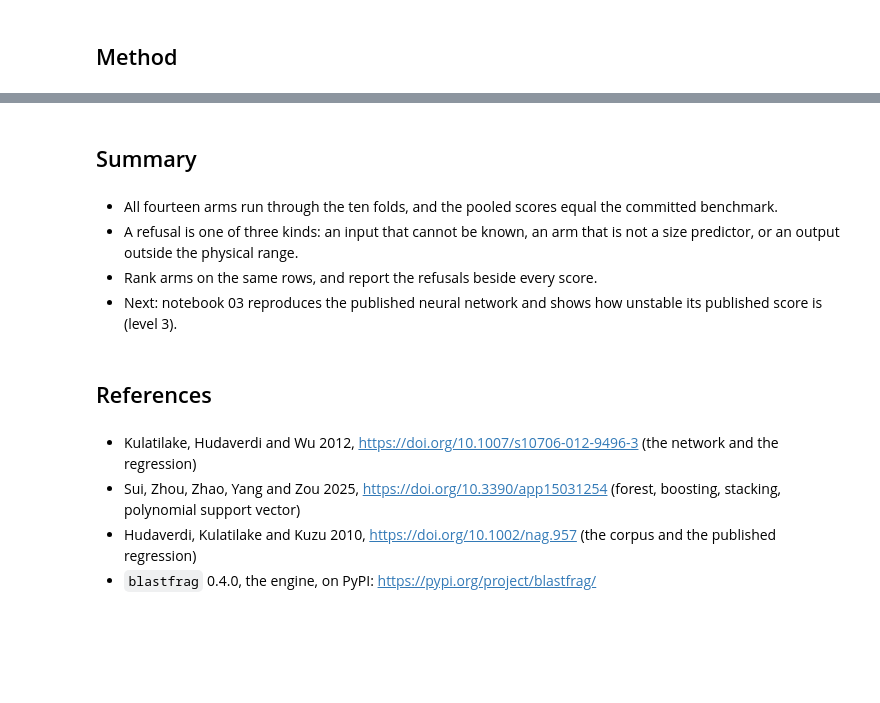
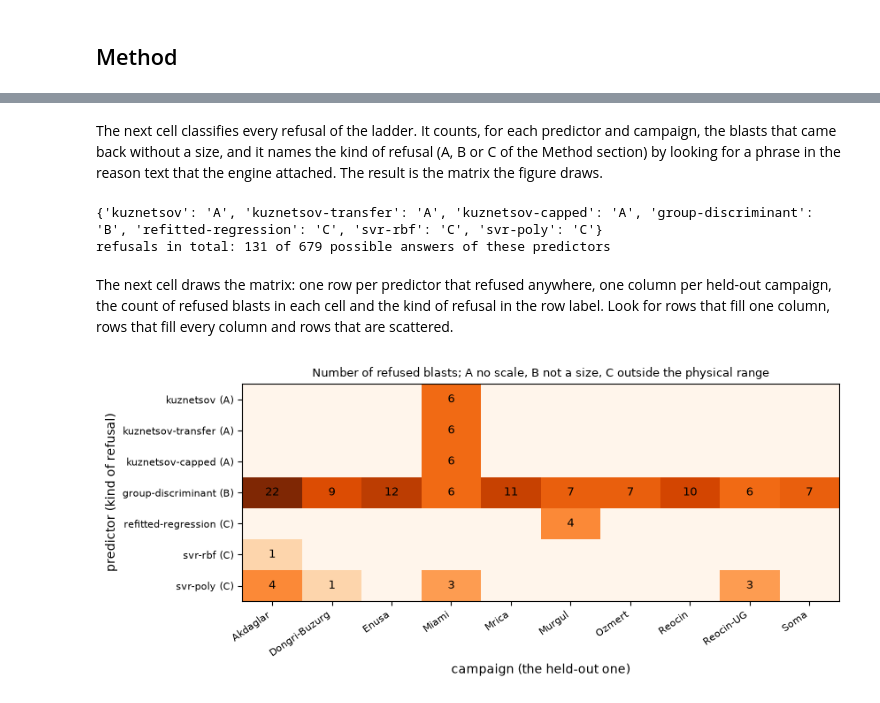
Before and after one commit to fsantibanezleal/CAOS_Fragmenta, a Jupyter notebook: notebooks/en/05-learned-arms/02-every-arm-and-why-each-one-refuses.ipynb, the cells around one changed output, grey strips where cells are left out. Saved outputs shown, nothing was run; the diff lists cells and outputs as text; code cells hidden in the pictures; blank space fills up the shorter version.

```diff
--- a/notebooks/en/05-learned-arms/02-every-arm-and-why-each-one-refuses.ipynb
+++ b/notebooks/en/05-learned-arms/02-every-arm-and-why-each-one-refuses.ipynb
@@ -177,0 +166,9 @@ plt.show()
+# %%
+# What each campaign publishes about its geometry, and so which campaigns the classical family can run on
+sites = sorted({blast.site for blast in train})
+rows = []
+for site in sites:
+    first = next(blast for blast in train if blast.site == site)
+    diameter = bf.SITE_GEOMETRY[site].hole_diameter_mm
+    rows.append((site, "yes" if bf.has_absolute_geometry(first) else "no", diameter if diameter else "-"))
+Table(["campaign", "scale fixed", "hole diameter (mm)"], rows)
@@ -178,14 +188,39 @@ plt.show()
 # %% [markdown]
-## Summary
+The next cell classifies every refusal of the ladder. It counts, for each predictor and campaign, the blasts that came back without a size, and it names the kind of refusal (A, B or C of the Method section) by looking for a phrase in the reason text that the engine attached. The result is the matrix the figure draws.
-# %% [markdown]
-- All fourteen arms run through the ten folds, and the pooled scores equal the committed benchmark.
-- A refusal is one of three kinds: an input that cannot be known, an arm that is not a size predictor, or an output outside the physical range.
-- Rank arms on the same rows, and report the refusals beside every score.
-- Next: notebook 03 reproduces the published neural network and shows how unstable its published score is (level 3).
+# %%
+# Count each predictor's refusals by campaign and name their kind from the engine's own reason text
+KINDS = {"publishes no hole diameter": "A", "assigns a rock-stiffness group": "B", "outside the plausible": "C"}
+refusals = {name: {} for name in predictions}
+kind_of = {}
+for name, preds in predictions.items():
+    for blast, p in zip(tested, preds):
+        if p.abstained:
+            refusals[name][blast.site] = refusals[name].get(blast.site, 0) + 1
+            kind_of[name] = next(kind for text, kind in KINDS.items() if text in p.abstain_reason)
+refusing = [name for name in predictions if refusals[name]]
+matrix = np.array([[refusals[name].get(site, 0) for site in sites] for name in refusing])
+print({name: kind_of[name] for name in refusing})
+print("refusals in total:", int(matrix.sum()), "of", len(refusing) * len(tested),
+    "possible answers of these predictors")
+# %% [output]
+{'kuznetsov': 'A', 'kuznetsov-transfer': 'A', 'kuznetsov-capped': 'A', 'group-discriminant': 'B', 'refitted-regression': 'C', 'svr-rbf': 'C', 'svr-poly': 'C'}
+refusals in total: 131 of 679 possible answers of these predictors
 # %% [markdown]
-## References
+The next cell draws the matrix: one row per predictor that refused anywhere, one column per held-out campaign, the count of refused blasts in each cell and the kind of refusal in the row label. Look for rows that fill one column, rows that fill every column and rows that are scattered.
-# %% [markdown]
-- Kulatilake, Hudaverdi and Wu 2012, https://doi.org/10.1007/s10706-012-9496-3 (the network and the regression)
-- Sui, Zhou, Zhao, Yang and Zou 2025, https://doi.org/10.3390/app15031254 (forest, boosting, stacking, polynomial support vector)
-- Hudaverdi, Kulatilake and Kuzu 2010, https://doi.org/10.1002/nag.957 (the corpus and the published regression)
-- `blastfrag` 0.4.0, the engine, on PyPI: https://pypi.org/project/blastfrag/
+# %%
+# Refusal matrix: predictors that refuse against the campaign they refuse on
+fig, ax = plt.subplots(figsize=(8.6, 3.8))
+image = ax.imshow(np.log10(matrix + 1), cmap="Oranges", aspect="auto")
+for i in range(matrix.shape[0]):
+    for j in range(matrix.shape[1]):
+        if matrix[i, j]:
+            ax.text(j, i, matrix[i, j], ha="center", va="center", fontsize=9)
+ax.set_xticks(range(len(sites)), sites, rotation=35, ha="right", fontsize=8)
+ax.set_yticks(range(len(refusing)), [f"{name} ({kind_of[name]})" for name in refusing], fontsize=8)
+ax.set_xlabel("campaign (the held-out one)")
+ax.set_ylabel("predictor (kind of refusal)")
+ax.set_title("Number of refused blasts; A no scale, B not a size, C outside the physical range", fontsize=9)
+fig.tight_layout()
+plt.show()
+# %% [output]
+[figure, added]
```
Also changed, not shown: parts of 41 cells of this notebook, 5 other files.
